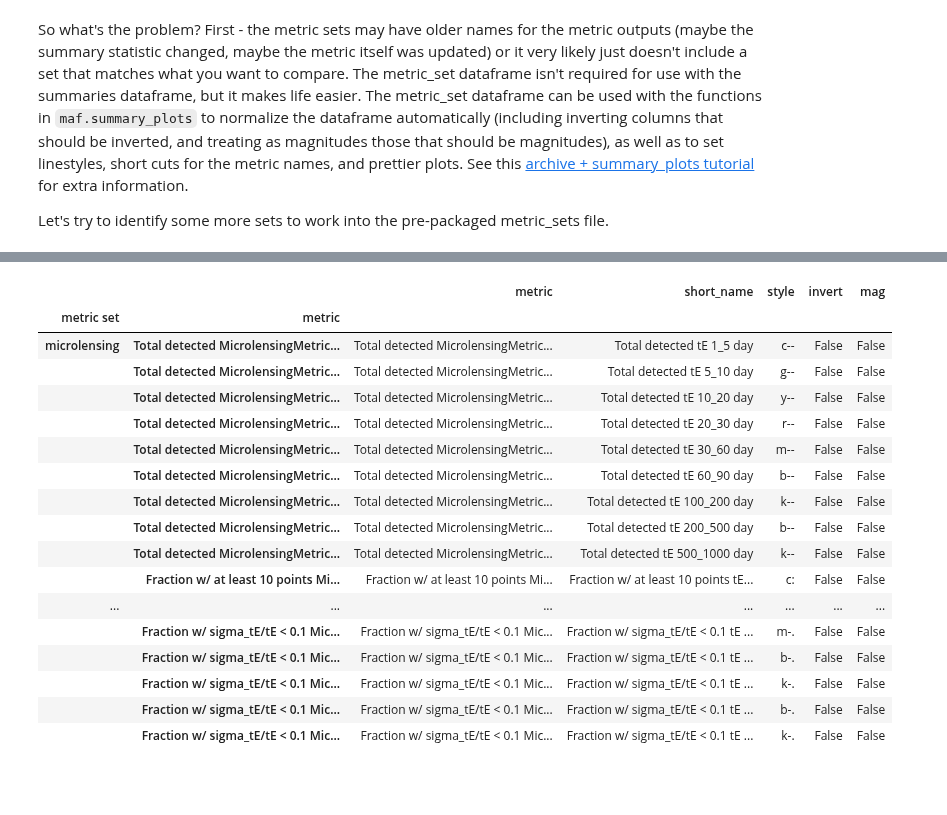
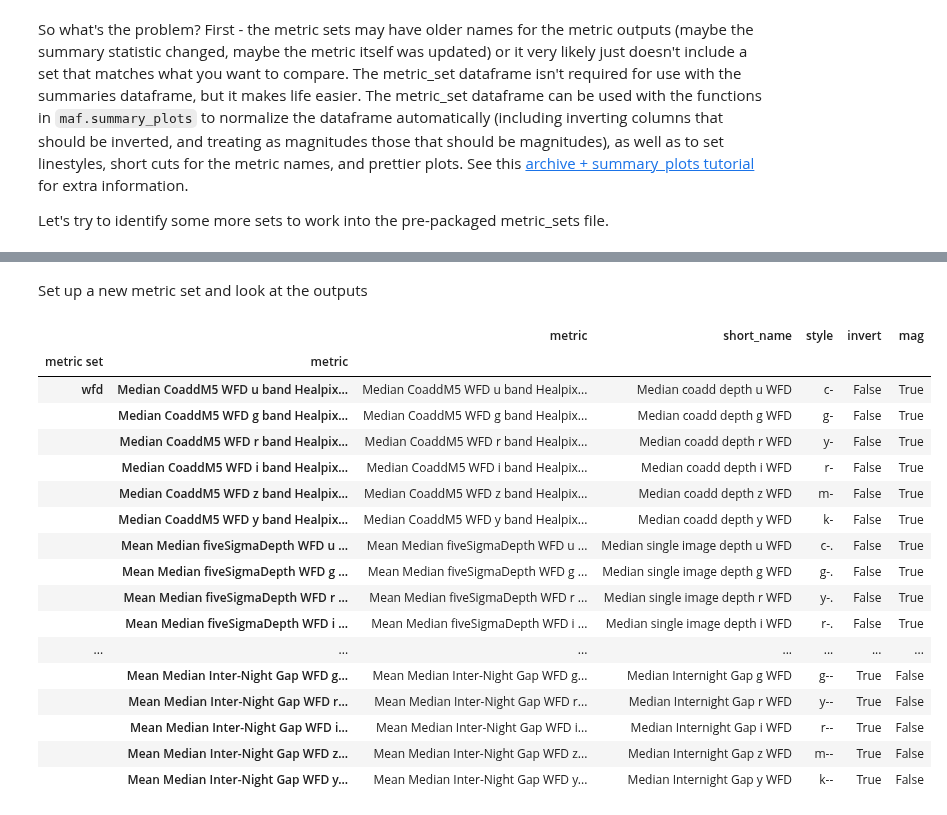
Before and after one commit to lsst-pst/survey_strategy, a Jupyter notebook: fbs_2.0/Identify metrics.ipynb, the cells around one changed output, grey strips where cells are left out. Drawn from its saved outputs; the diff is of its cells as text; code cells hidden in the pictures; blank space fills up the shorter version.

```diff
--- a/fbs_2.0/Identify metrics.ipynb
+++ b/fbs_2.0/Identify metrics.ipynb
@@ -165,22 +64,40 @@ microlensing = maf.create_metric_set_df('microlensing', metrics=microlensing_det
-# %%
-microlensing
-# %% [output]
-|  |  | metric | short_name | style | invert | mag |
-| metric set | metric |  |  |  |  |  |
-| microlensing | Total detected MicrolensingMetric... | Total detected MicrolensingMetric... | Total detected tE 1_5 day | c-- | False | False |
-|  | Total detected MicrolensingMetric... | Total detected MicrolensingMetric... | Total detected tE 5_10 day | g-- | False | False |
-|  | Total detected MicrolensingMetric... | Total detected MicrolensingMetric... | Total detected tE 10_20 day | y-- | False | False |
-|  | Total detected MicrolensingMetric... | Total detected MicrolensingMetric... | Total detected tE 20_30 day | r-- | False | False |
-|  | Total detected MicrolensingMetric... | Total detected MicrolensingMetric... | Total detected tE 30_60 day | m-- | False | False |
-|  | Total detected MicrolensingMetric... | Total detected MicrolensingMetric... | Total detected tE 60_90 day | b-- | False | False |
-|  | Total detected MicrolensingMetric... | Total detected MicrolensingMetric... | Total detected tE 100_200 day | k-- | False | False |
-|  | Total detected MicrolensingMetric... | Total detected MicrolensingMetric... | Total detected tE 200_500 day | b-- | False | False |
-|  | Total detected MicrolensingMetric... | Total detected MicrolensingMetric... | Total detected tE 500_1000 day | k-- | False | False |
-|  | Fraction w/ at least 10 points Mi... | Fraction w/ at least 10 points Mi... | Fraction w/ at least 10 points tE... | c: | False | False |
-| ... | ... | ... | ... | ... | ... | ... |
-|  | Fraction w/ sigma_tE/tE < 0.1 Mic... | Fraction w/ sigma_tE/tE < 0.1 Mic... | Fraction w/ sigma_tE/tE < 0.1 tE ... | m-. | False | False |
-|  | Fraction w/ sigma_tE/tE < 0.1 Mic... | Fraction w/ sigma_tE/tE < 0.1 Mic... | Fraction w/ sigma_tE/tE < 0.1 tE ... | b-. | False | False |
-|  | Fraction w/ sigma_tE/tE < 0.1 Mic... | Fraction w/ sigma_tE/tE < 0.1 Mic... | Fraction w/ sigma_tE/tE < 0.1 tE ... | k-. | False | False |
-|  | Fraction w/ sigma_tE/tE < 0.1 Mic... | Fraction w/ sigma_tE/tE < 0.1 Mic... | Fraction w/ sigma_tE/tE < 0.1 tE ... | b-. | False | False |
-|  | Fraction w/ sigma_tE/tE < 0.1 Mic... | Fraction w/ sigma_tE/tE < 0.1 Mic... | Fraction w/ sigma_tE/tE < 0.1 tE ... | k-. | False | False |
+# %% [markdown]
+Set up a new metric set and look at the outputs
+# %%
+# This is an example - which could be modified! -- of putting together quite a lot of metrics.
+# Note how the lines in the first plot become hard to follow, so the mesh grid in the second option is better
+# For fewer metrics, the linestyle plot can show more detail
+metrics = [f"Median CoaddM5 WFD {f} band HealpixSubsetSlicer" for f in 'ugrizy']
+metrics += [f"Mean Median fiveSigmaDepth WFD {f} band HealpixSubsetSlicer" for f in 'ugrizy']
+metrics += [f"Median NVisits WFD {f} band HealpixSubsetSlicer" for f in 'ugrizy']
+metrics += [f"Mean Median Inter-Night Gap WFD {f} band HealpixSubsetSlicer" for f in 'ugrizy']
+short_names = [f"Median coadd depth {f} WFD" for f in 'ugrizy']
+short_names += [f"Median single image depth {f} WFD" for f in 'ugrizy']
+short_names += [f"Median NVisits {f} WFD" for f in 'ugrizy']
+short_names += [f"Median Internight Gap {f} WFD" for f in 'ugrizy']
+styles = (['c-', 'g-', 'y-', 'r-', 'm-', 'k-'] + ['c-.', 'g-.', 'y-.', 'r-.', 'm-.', 'k-.']
+          + ['c:', 'g:', 'y:', 'r:', 'm:', 'k:'] + ['c--', 'g--', 'y--', 'r--', 'm--', 'k--'])
+mags = [True]*6 + [True]*6 + [False]*6 + [False]*6
+invert = [False]*6*3 + [True]*6
+new = maf.create_metric_set_df('wfd', metrics, short_names, style=styles, mag=mags, invert=invert)
+new
+# %% [output]
+|  |  | metric | short_name | style | invert | mag |
+| metric set | metric |  |  |  |  |  |
+| wfd | Median CoaddM5 WFD u band Healpix... | Median CoaddM5 WFD u band Healpix... | Median coadd depth u WFD | c- | False | True |
+|  | Median CoaddM5 WFD g band Healpix... | Median CoaddM5 WFD g band Healpix... | Median coadd depth g WFD | g- | False | True |
+|  | Median CoaddM5 WFD r band Healpix... | Median CoaddM5 WFD r band Healpix... | Median coadd depth r WFD | y- | False | True |
+|  | Median CoaddM5 WFD i band Healpix... | Median CoaddM5 WFD i band Healpix... | Median coadd depth i WFD | r- | False | True |
+|  | Median CoaddM5 WFD z band Healpix... | Median CoaddM5 WFD z band Healpix... | Median coadd depth z WFD | m- | False | True |
+|  | Median CoaddM5 WFD y band Healpix... | Median CoaddM5 WFD y band Healpix... | Median coadd depth y WFD | k- | False | True |
+|  | Mean Median fiveSigmaDepth WFD u ... | Mean Median fiveSigmaDepth WFD u ... | Median single image depth u WFD | c-. | False | True |
+|  | Mean Median fiveSigmaDepth WFD g ... | Mean Median fiveSigmaDepth WFD g ... | Median single image depth g WFD | g-. | False | True |
+|  | Mean Median fiveSigmaDepth WFD r ... | Mean Median fiveSigmaDepth WFD r ... | Median single image depth r WFD | y-. | False | True |
+|  | Mean Median fiveSigmaDepth WFD i ... | Mean Median fiveSigmaDepth WFD i ... | Median single image depth i WFD | r-. | False | True |
+| ... | ... | ... | ... | ... | ... | ... |
+|  | Mean Median Inter-Night Gap WFD g... | Mean Median Inter-Night Gap WFD g... | Median Internight Gap g WFD | g-- | True | False |
+|  | Mean Median Inter-Night Gap WFD r... | Mean Median Inter-Night Gap WFD r... | Median Internight Gap r WFD | y-- | True | False |
+|  | Mean Median Inter-Night Gap WFD i... | Mean Median Inter-Night Gap WFD i... | Median Internight Gap i WFD | r-- | True | False |
+|  | Mean Median Inter-Night Gap WFD z... | Mean Median Inter-Night Gap WFD z... | Median Internight Gap z WFD | m-- | True | False |
+|  | Mean Median Inter-Night Gap WFD y... | Mean Median Inter-Night Gap WFD y... | Median Internight Gap y WFD | k-- | True | False |
 # %%
```
Also changed, not shown: parts of 13 cells of this notebook, 1 other file.
